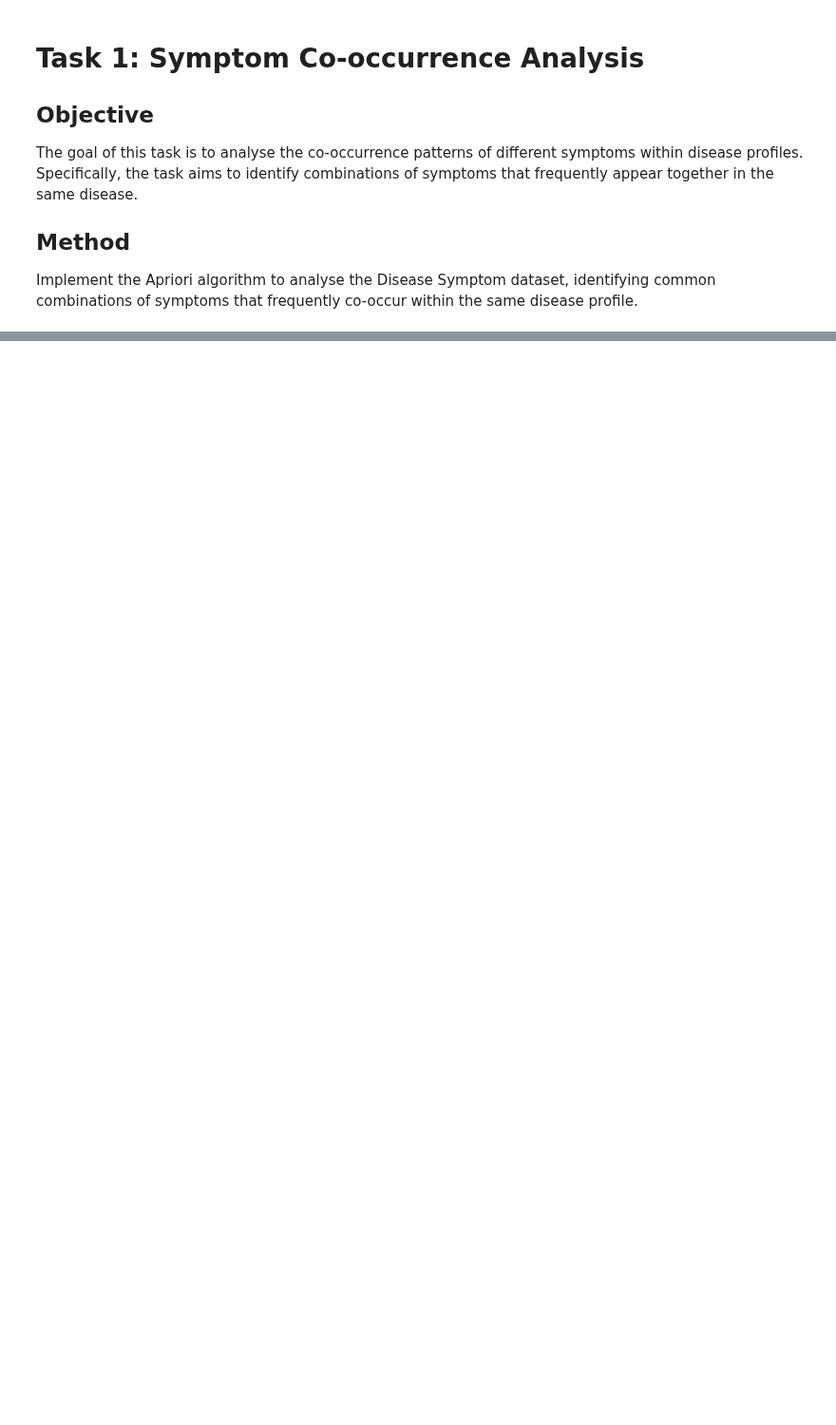
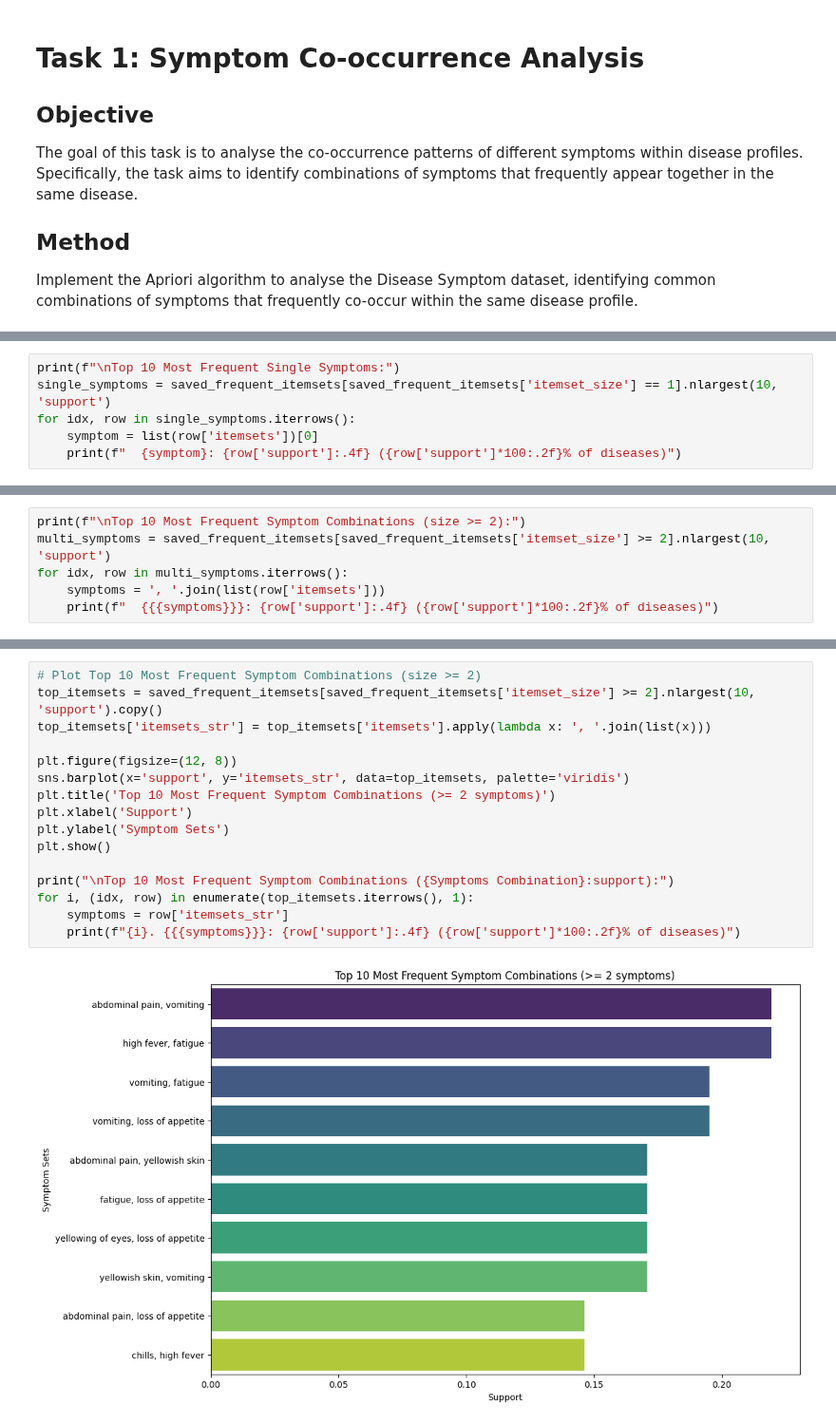
Before and after one commit to oscarqjh/SC4020-Group-Project-2, a Jupyter notebook: notebooks/task1/symptom_analysis.ipynb, the cells around one changed output, grey strips where cells are left out. Shown at 95% size. Cells and saved outputs as stored; diff of their text form; blank space fills up the shorter version.

```diff
--- a/notebooks/task1/symptom_analysis.ipynb
+++ b/notebooks/task1/symptom_analysis.ipynb
@@ -144,0 +238,6 @@ plt.show()
+# %%
+print(f"\nTop 10 Most Frequent Single Symptoms:")
+single_symptoms = saved_frequent_itemsets[saved_frequent_itemsets['itemset_size'] == 1].nlargest(10, 'support')
+for idx, row in single_symptoms.iterrows():
+    symptom = list(row['itemsets'])[0]
+    print(f"  {symptom}: {row['support']:.4f} ({row['support']*100:.2f}% of diseases)")
@@ -144,0 +258,6 @@ plt.show()
+# %%
+print(f"\nTop 10 Most Frequent Symptom Combinations (size >= 2):")
+multi_symptoms = saved_frequent_itemsets[saved_frequent_itemsets['itemset_size'] >= 2].nlargest(10, 'support')
+for idx, row in multi_symptoms.iterrows():
+    symptoms = ', '.join(list(row['itemsets']))
+    print(f"  {{{symptoms}}}: {row['support']:.4f} ({row['support']*100:.2f}% of diseases)")
@@ -144,0 +276,18 @@ plt.show()
+# %%
+# Plot Top 10 Most Frequent Symptom Combinations (size >= 2)
+top_itemsets = saved_frequent_itemsets[saved_frequent_itemsets['itemset_size'] >= 2].nlargest(10, 'support').copy()
+top_itemsets['itemsets_str'] = top_itemsets['itemsets'].apply(lambda x: ', '.join(list(x)))
+
+plt.figure(figsize=(12, 8))
+sns.barplot(x='support', y='itemsets_str', data=top_itemsets, palette='viridis')
+plt.title('Top 10 Most Frequent Symptom Combinations (>= 2 symptoms)')
+plt.xlabel('Support')
+plt.ylabel('Symptom Sets')
+plt.show()
+
+print("\nTop 10 Most Frequent Symptom Combinations ({Symptoms Combination}:support):")
+for i, (idx, row) in enumerate(top_itemsets.iterrows(), 1):
+    symptoms = row['itemsets_str']
+    print(f"{i}. {{{symptoms}}}: {row['support']:.4f} ({row['support']*100:.2f}% of diseases)")
+# %% [output]
+[figure, added]
```
Also changed, not shown: parts of 48 cells of this notebook, 3 other files.
